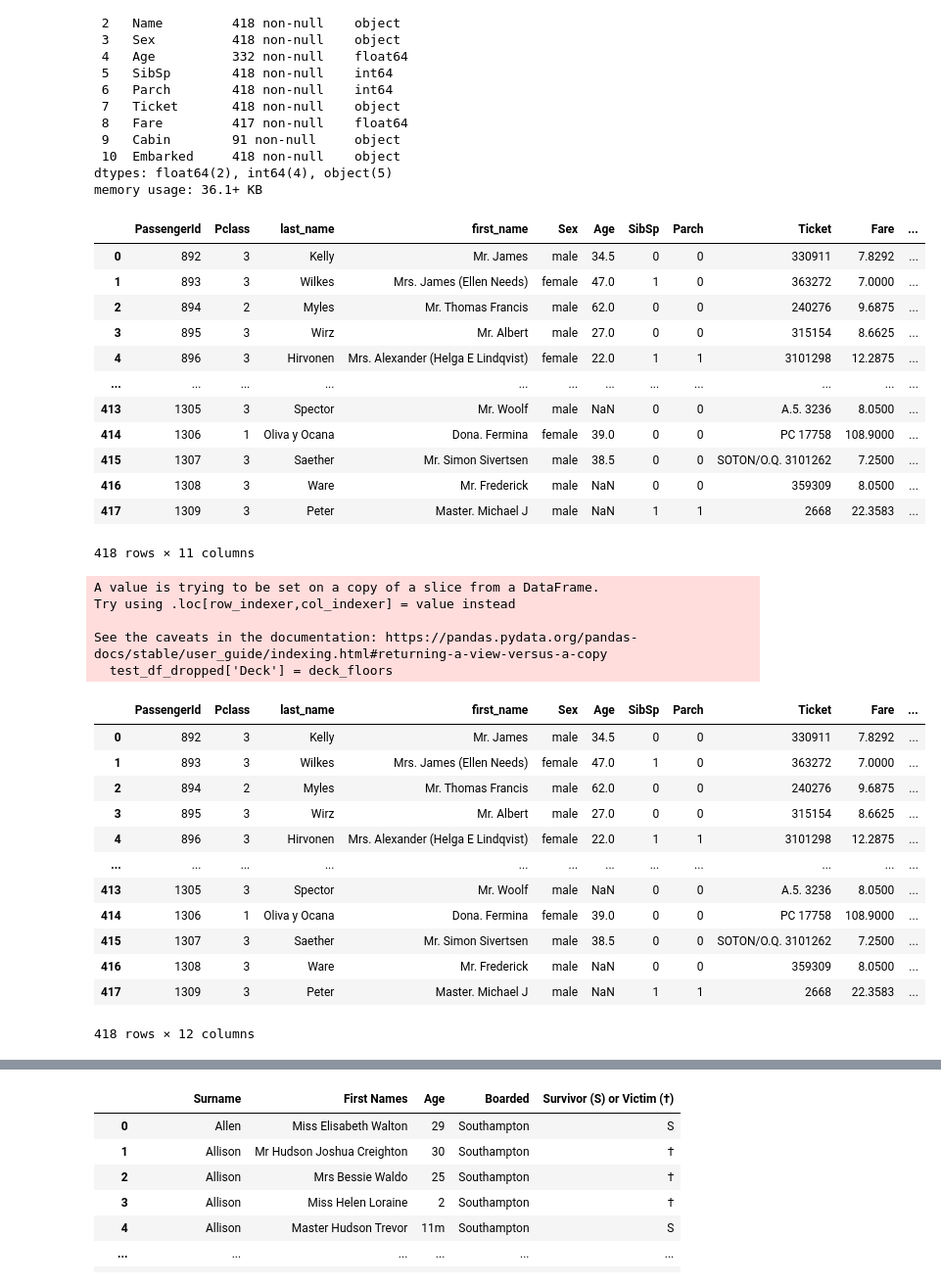
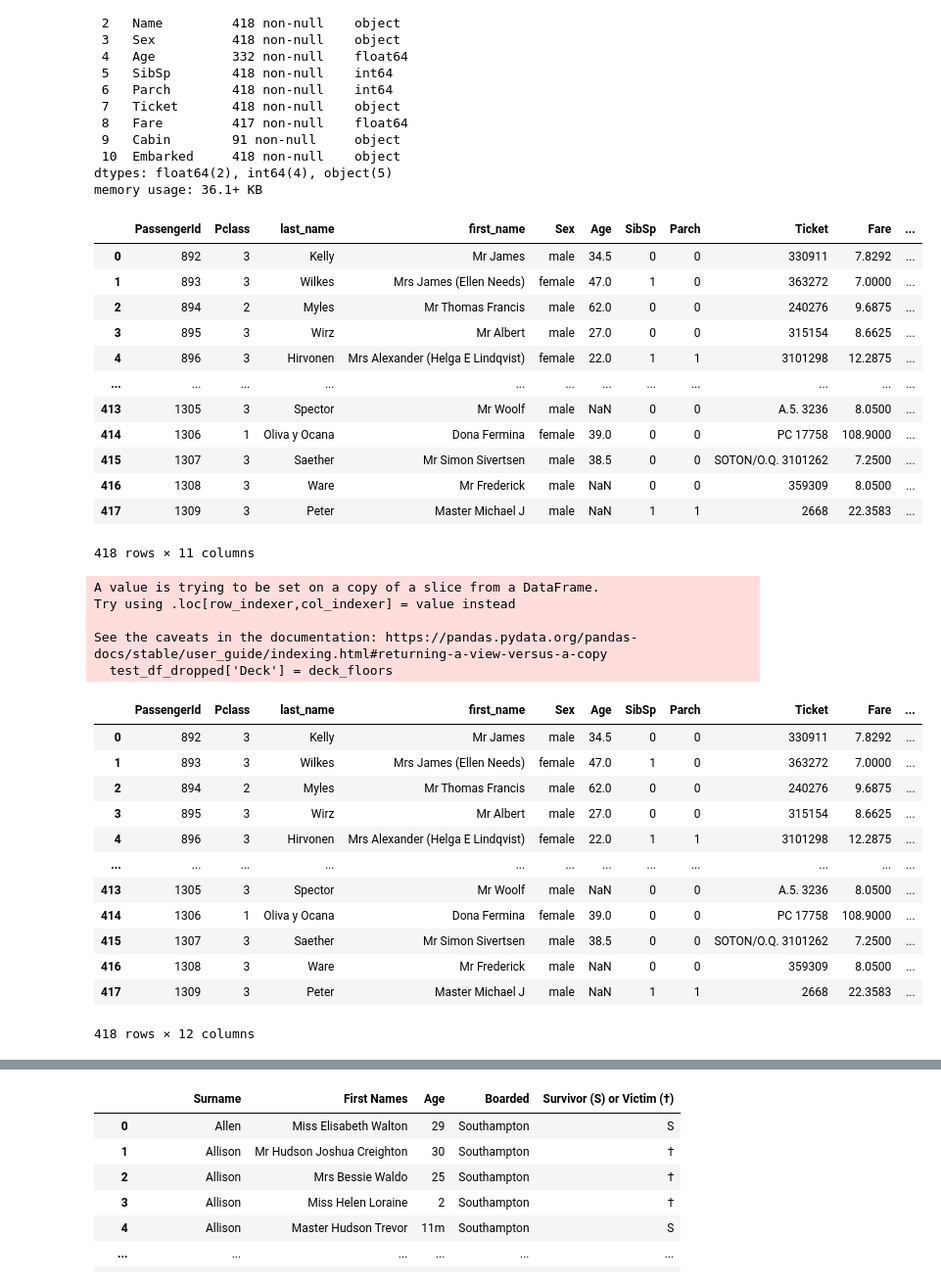
Before and after one commit to Mariomtz0713/Project-4, a Jupyter notebook: Titanic/titanic_ETD.ipynb, the cells around one changed output, grey strips where cells are left out. Shown: that part at 98% size. Drawn from its saved outputs; the diff is of its cells as text; code cells hidden in the pictures.

```diff
--- a/Titanic/titanic_ETD.ipynb
+++ b/Titanic/titanic_ETD.ipynb
@@ -47,25 +49,30 @@ Data columns (total 11 columns):
 dtypes: float64(2), int64(4), object(5)
 memory usage: 36.1+ KB
 # %%
-# Splitting Name to first and last and dropping Name and Cabin columns
-test_df[['last_name', 'first_name']] = test_df['Name'].str.split(',', expand=True)
+# Splitting Name to first and last
+test_df[['last_name', 'first_name']] = test_df['Name'].str.split(', ', expand=True)
+# Removing period in first name to make matching easier later
+test_df['first_name'] = test_df['first_name'].str.replace('.', '')
+# Removing extra quotes some names have
+test_df['first_name'] = test_df['first_name'].str.replace('"', '')
+# Renaming columns to remove spaces and dropping Cabin/Name column
 test_df_dropped = test_df[['PassengerId', 'Pclass', 'last_name','first_name', 'Sex', 'Age', 'SibSp', 'Parch',
        'Ticket', 'Fare', 'Embarked']]
 
 test_df_dropped
 # %% [output]
 |  | PassengerId | Pclass | last_name | first_name | Sex | Age | SibSp | Parch | Ticket | Fare | ... |
-| 0 | 892 | 3 | Kelly | Mr. James | male | 34.5 | 0 | 0 | 330911 | 7.8292 | ... |
-| 1 | 893 | 3 | Wilkes | Mrs. James (Ellen Needs) | female | 47.0 | 1 | 0 | 363272 | 7.0000 | ... |
-| 2 | 894 | 2 | Myles | Mr. Thomas Francis | male | 62.0 | 0 | 0 | 240276 | 9.6875 | ... |
-| 3 | 895 | 3 | Wirz | Mr. Albert | male | 27.0 | 0 | 0 | 315154 | 8.6625 | ... |
-| 4 | 896 | 3 | Hirvonen | Mrs. Alexander (Helga E Lindqvist) | female | 22.0 | 1 | 1 | 3101298 | 12.2875 | ... |
+| 0 | 892 | 3 | Kelly | Mr James | male | 34.5 | 0 | 0 | 330911 | 7.8292 | ... |
+| 1 | 893 | 3 | Wilkes | Mrs James (Ellen Needs) | female | 47.0 | 1 | 0 | 363272 | 7.0000 | ... |
+| 2 | 894 | 2 | Myles | Mr Thomas Francis | male | 62.0 | 0 | 0 | 240276 | 9.6875 | ... |
+| 3 | 895 | 3 | Wirz | Mr Albert | male | 27.0 | 0 | 0 | 315154 | 8.6625 | ... |
+| 4 | 896 | 3 | Hirvonen | Mrs Alexander (Helga E Lindqvist) | female | 22.0 | 1 | 1 | 3101298 | 12.2875 | ... |
 | ... | ... | ... | ... | ... | ... | ... | ... | ... | ... | ... | ... |
-| 413 | 1305 | 3 | Spector | Mr. Woolf | male | NaN | 0 | 0 | A.5. 3236 | 8.0500 | ... |
-| 414 | 1306 | 1 | Oliva y Ocana | Dona. Fermina | female | 39.0 | 0 | 0 | PC 17758 | 108.9000 | ... |
-| 415 | 1307 | 3 | Saether | Mr. Simon Sivertsen | male | 38.5 | 0 | 0 | SOTON/O.Q. 3101262 | 7.2500 | ... |
-| 416 | 1308 | 3 | Ware | Mr. Frederick | male | NaN | 0 | 0 | 359309 | 8.0500 | ... |
-| 417 | 1309 | 3 | Peter | Master. Michael J | male | NaN | 1 | 1 | 2668 | 22.3583 | ... |
+| 413 | 1305 | 3 | Spector | Mr Woolf | male | NaN | 0 | 0 | A.5. 3236 | 8.0500 | ... |
+| 414 | 1306 | 1 | Oliva y Ocana | Dona Fermina | female | 39.0 | 0 | 0 | PC 17758 | 108.9000 | ... |
+| 415 | 1307 | 3 | Saether | Mr Simon Sivertsen | male | 38.5 | 0 | 0 | SOTON/O.Q. 3101262 | 7.2500 | ... |
+| 416 | 1308 | 3 | Ware | Mr Frederick | male | NaN | 0 | 0 | 359309 | 8.0500 | ... |
+| 417 | 1309 | 3 | Peter | Master Michael J | male | NaN | 1 | 1 | 2668 | 22.3583 | ... |
 418 rows × 11 columns
 # %%
 # Creating Deck column, binning passengers by their class
@@ -87,15 +94,15 @@ Try using .loc[row_indexer,col_indexer] = value instead
 See the caveats in the documentation: https://pandas.pydata.org/pandas-docs/stable/user_guide/indexing.html#returning-a-view-versus-a-copy
   test_df_dropped['Deck'] = deck_floors
 |  | PassengerId | Pclass | last_name | first_name | Sex | Age | SibSp | Parch | Ticket | Fare | ... |
-| 0 | 892 | 3 | Kelly | Mr. James | male | 34.5 | 0 | 0 | 330911 | 7.8292 | ... |
-| 1 | 893 | 3 | Wilkes | Mrs. James (Ellen Needs) | female | 47.0 | 1 | 0 | 363272 | 7.0000 | ... |
-| 2 | 894 | 2 | Myles | Mr. Thomas Francis | male | 62.0 | 0 | 0 | 240276 | 9.6875 | ... |
-| 3 | 895 | 3 | Wirz | Mr. Albert | male | 27.0 | 0 | 0 | 315154 | 8.6625 | ... |
-| 4 | 896 | 3 | Hirvonen | Mrs. Alexander (Helga E Lindqvist) | female | 22.0 | 1 | 1 | 3101298 | 12.2875 | ... |
+| 0 | 892 | 3 | Kelly | Mr James | male | 34.5 | 0 | 0 | 330911 | 7.8292 | ... |
+| 1 | 893 | 3 | Wilkes | Mrs James (Ellen Needs) | female | 47.0 | 1 | 0 | 363272 | 7.0000 | ... |
+| 2 | 894 | 2 | Myles | Mr Thomas Francis | male | 62.0 | 0 | 0 | 240276 | 9.6875 | ... |
+| 3 | 895 | 3 | Wirz | Mr Albert | male | 27.0 | 0 | 0 | 315154 | 8.6625 | ... |
+| 4 | 896 | 3 | Hirvonen | Mrs Alexander (Helga E Lindqvist) | female | 22.0 | 1 | 1 | 3101298 | 12.2875 | ... |
 | ... | ... | ... | ... | ... | ... | ... | ... | ... | ... | ... | ... |
-| 413 | 1305 | 3 | Spector | Mr. Woolf | male | NaN | 0 | 0 | A.5. 3236 | 8.0500 | ... |
-| 414 | 1306 | 1 | Oliva y Ocana | Dona. Fermina | female | 39.0 | 0 | 0 | PC 17758 | 108.9000 | ... |
-| 415 | 1307 | 3 | Saether | Mr. Simon Sivertsen | male | 38.5 | 0 | 0 | SOTON/O.Q. 3101262 | 7.2500 | ... |
-| 416 | 1308 | 3 | Ware | Mr. Frederick | male | NaN | 0 | 0 | 359309 | 8.0500 | ... |
-| 417 | 1309 | 3 | Peter | Master. Michael J | male | NaN | 1 | 1 | 2668 | 22.3583 | ... |
+| 413 | 1305 | 3 | Spector | Mr Woolf | male | NaN | 0 | 0 | A.5. 3236 | 8.0500 | ... |
+| 414 | 1306 | 1 | Oliva y Ocana | Dona Fermina | female | 39.0 | 0 | 0 | PC 17758 | 108.9000 | ... |
+| 415 | 1307 | 3 | Saether | Mr Simon Sivertsen | male | 38.5 | 0 | 0 | SOTON/O.Q. 3101262 | 7.2500 | ... |
+| 416 | 1308 | 3 | Ware | Mr Frederick | male | NaN | 0 | 0 | 359309 | 8.0500 | ... |
+| 417 | 1309 | 3 | Peter | Master Michael J | male | NaN | 1 | 1 | 2668 | 22.3583 | ... |
 418 rows × 12 columns
```
Also changed, not shown: parts of 16 cells of this notebook.
